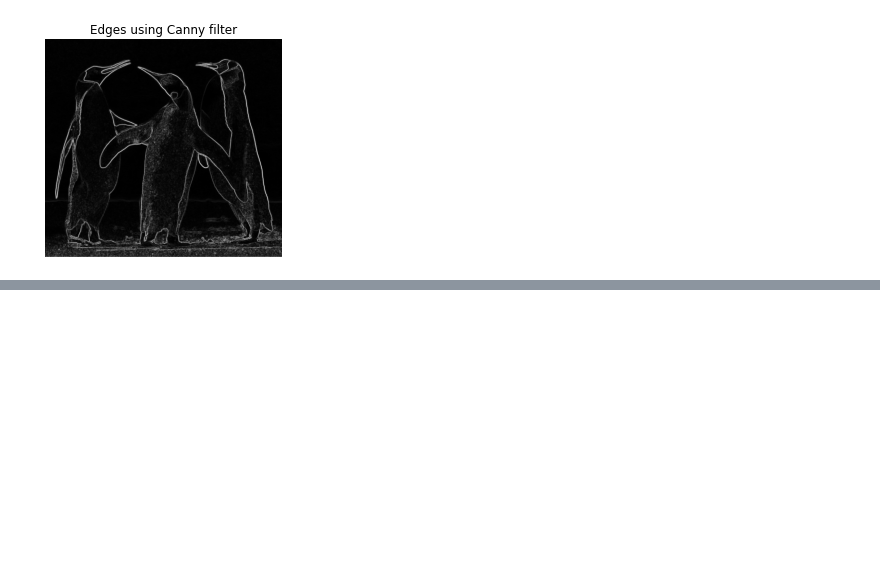
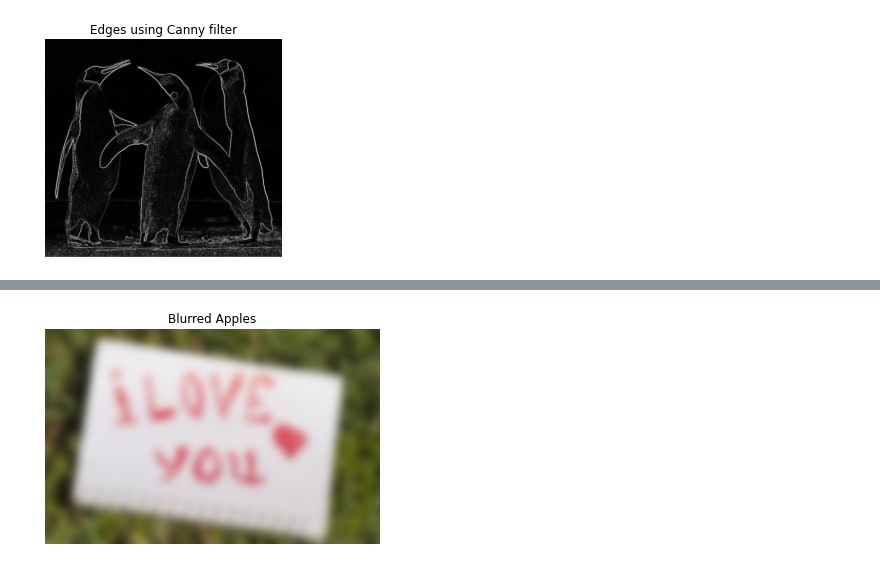
Before and after one commit to YousefAmerAwad/Image-Processing, a Jupyter notebook: Lab2/lab2.ipynb, the cells around one changed output, grey strips where cells are left out. Drawn from its saved outputs; the diff is of its cells as text; code cells hidden in the pictures; blank space fills up the shorter version.

```diff
--- a/Lab2/lab2.ipynb
+++ b/Lab2/lab2.ipynb
@@ -45,0 +59,5 @@ show_image(edges_sobel_penguin, title='Edges using Canny filter')
+# %%
+blurred_notebook = gaussian(notebook_image, 18, channel_axis=-1)    #gaussian filter expects the image is gray, so we should use channel_axis
+show_image(blurred_notebook, title='Blurred Apples')
+# %% [output]
+[figure, added]
```
Also changed, not shown: parts of 10 cells of this notebook, 1 other file.
